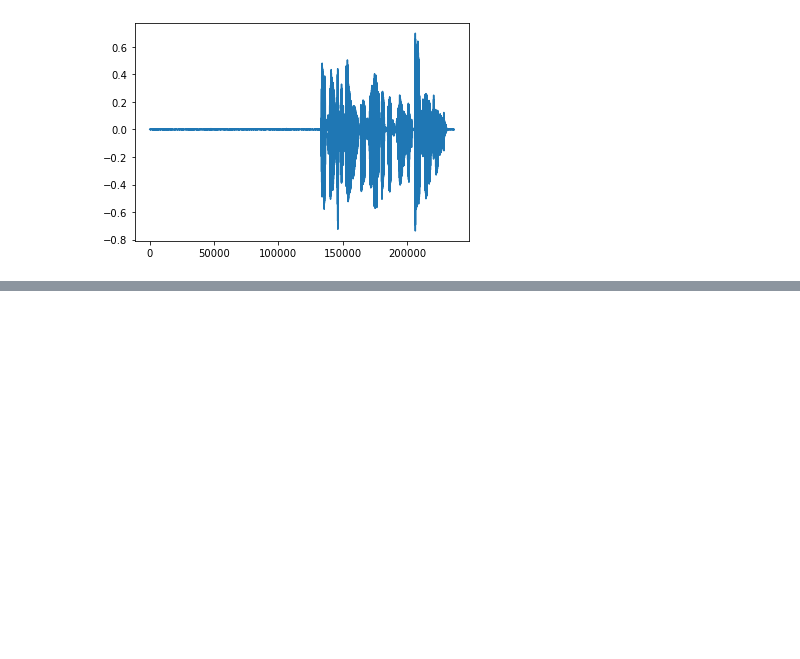
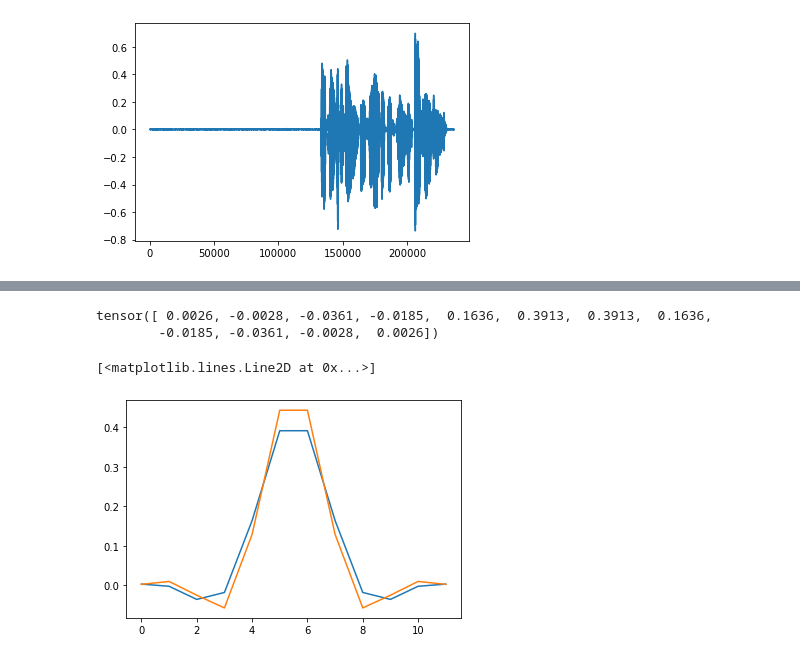
Before and after one commit to maxrmorrison/promonet, a Jupyter notebook: notebooks/snake.ipynb, the cells around one changed output, grey strips where cells are left out. Drawn from its saved outputs; the diff is of its cells as text; code cells hidden in the pictures; blank space fills up the shorter version.

```diff
--- a/notebooks/snake.ipynb
+++ b/notebooks/snake.ipynb
@@ -28,0 +34,29 @@ plt.plot(snake.kernel_down.squeeze())
+# %%
+# Create kaiser window
+length = 12
+scale_factor = 2
+channels = 1
+window = torch.kaiser_window(
+    length,
+    periodic=False,
+    beta=4.6638)
+
+# Compute sinc filter
+cutoff_frequency = 1 / (2. * scale_factor)
+aliasing_filter = 2. * cutoff_frequency * window * torch.sinc(
+    2. * cutoff_frequency * math.pi *
+    (torch.arange(length) - (length - 1) / 2.))
+
+# Normalize
+aliasing_filter /= aliasing_filter.sum()
+
+aliasing_filter.repeat(channels, channels, 1)
+print(aliasing_filter)
+plt.plot(aliasing_filter)
+plt.plot([0.0020,  0.0094, -0.0255, -0.0577,  0.1286,  0.4432,
+         0.4432, 0.1286, -0.0577, -0.0255,  0.0094,  0.0020])
+# %% [output]
+tensor([ 0.0026, -0.0028, -0.0361, -0.0185,  0.1636,  0.3913,  0.3913,  0.1636,
+        -0.0185, -0.0361, -0.0028,  0.0026])
+[<matplotlib.lines.Line2D at 0x...>]
+[figure, added]
```
Also changed, not shown: parts of 6 cells of this notebook, 6 other files.
